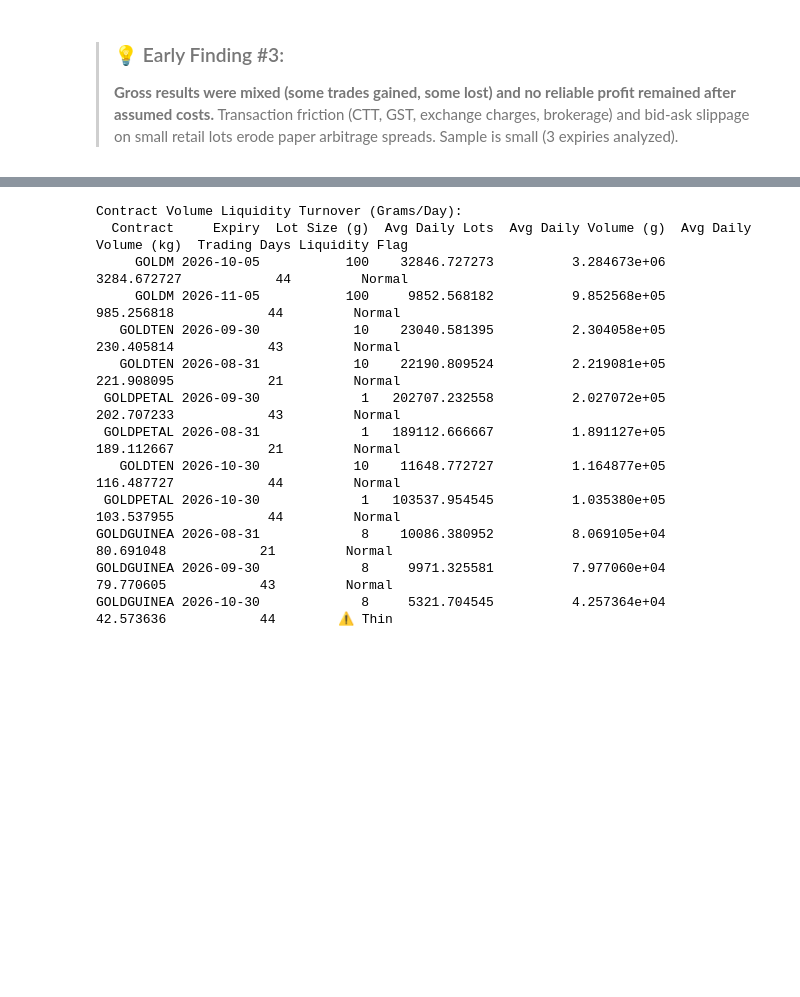
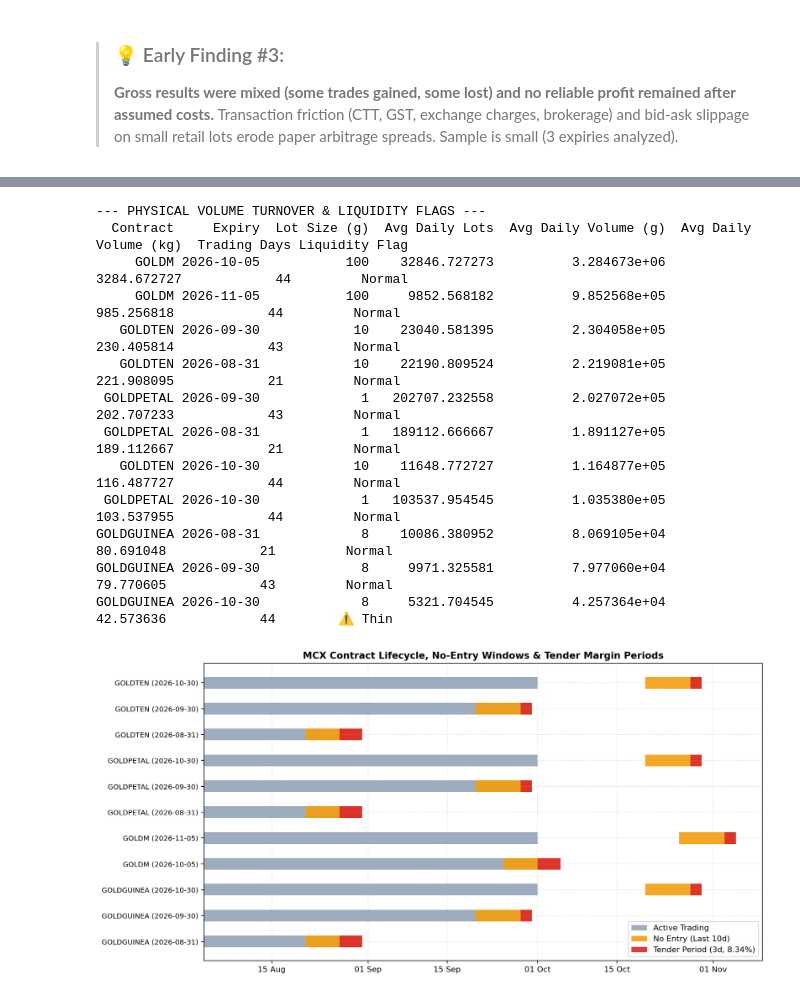
Before and after one commit to dhir-1/Mcx-gold-dhir, a Jupyter notebook: walkthrough.ipynb, the cells around one changed output, grey strips where cells are left out. Cells and saved outputs as stored; diff of their text form; code cells hidden in the pictures; blank space fills up the shorter version.

```diff
--- a/walkthrough.ipynb
+++ b/walkthrough.ipynb
@@ -312,11 +417,11 @@ Let's inspect the contract lifecycle timeline and physical turnover volume.
 # %%
-# Compute contract lifecycle timeline and volume analysis
+# Compute contract lifecycle timeline and physical turnover volume
 contracts_info, df_vol = core.compute_calendar_timeline(df_clean, df_trades)
 
-print("Contract Volume Liquidity Turnover (Grams/Day):")
+print("--- PHYSICAL VOLUME TURNOVER & LIQUIDITY FLAGS ---")
 print(df_vol.to_string(index=False))
 # %% [output]
-Contract Volume Liquidity Turnover (Grams/Day):
+--- PHYSICAL VOLUME TURNOVER & LIQUIDITY FLAGS ---
   Contract     Expiry  Lot Size (g)  Avg Daily Lots  Avg Daily Volume (g)  Avg Daily Volume (kg)  Trading Days Liquidity Flag
      GOLDM 2026-10-05           100    32846.727273          3.284673e+06            3284.672727            44         Normal
      GOLDM 2026-11-05           100     9852.568182          9.852568e+05             985.256818            44         Normal
@@ -329,5 +434,30 @@ Contract Volume Liquidity Turnover (Grams/Day):
 GOLDGUINEA 2026-08-31             8    10086.380952          8.069105e+04              80.691048            21         Normal
 GOLDGUINEA 2026-09-30             8     9971.325581          7.977060e+04              79.770605            43         Normal
 GOLDGUINEA 2026-10-30             8     5321.704545          4.257364e+04              42.573636            44        ⚠️ Thin
+# %%
+# Render Gantt lifecycle timeline
+fig, ax = plt.subplots(figsize=(12, 6), dpi=160)
+for idx, c in enumerate(contracts_info):
+    y_pos = idx
+    t0 = mdates.date2num(c['first_trade'])
+    t1 = mdates.date2num(c['last_trade'])
+    exp = mdates.date2num(c['expiry'])
+    no_entry = mdates.date2num(c['no_entry_start'])
+    tender = mdates.date2num(c['tender_start'])
+
+    ax.barh(y_pos, t1 - t0, left=t0, height=0.45, color='#94A3B8', alpha=0.9, label='Active Trading' if idx == 0 else "")
+    ax.barh(y_pos, exp - no_entry, left=no_entry, height=0.45, color='#F59E0B', alpha=0.9, label='No Entry (Last 10d)' if idx == 0 else "")
+    ax.barh(y_pos, exp - tender, left=tender, height=0.45, color='#DC2626', alpha=0.9, label='Tender Period (3d, 8.34%)' if idx == 0 else "")
+
+ax.set_yticks(range(len(contracts_info)))
+ax.set_yticklabels([f"{c['symbol']} ({c['expiry_str']})" for c in contracts_info], fontsize=9)
+ax.xaxis_date()
+ax.xaxis.set_major_formatter(mdates.DateFormatter('%d %b'))
+ax.set_title("MCX Contract Lifecycle, No-Entry Windows & Tender Margin Periods", fontsize=12, fontweight="bold")
+ax.grid(True, linestyle=":", alpha=0.5)
+ax.legend(loc='lower right')
+plt.show()
+# %% [output]
+[figure, added]
 # %% [markdown]
 ---
```
Also changed, not shown: parts of 21 cells of this notebook, 10 other files.
